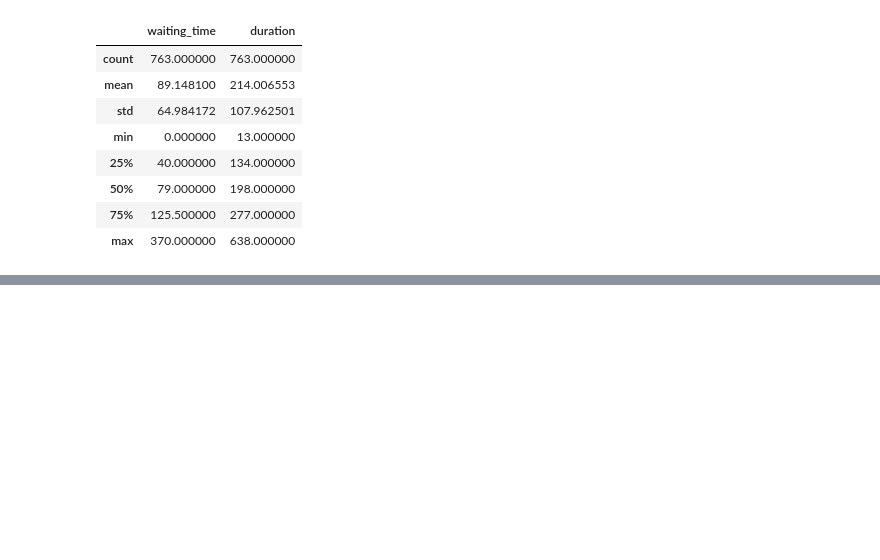
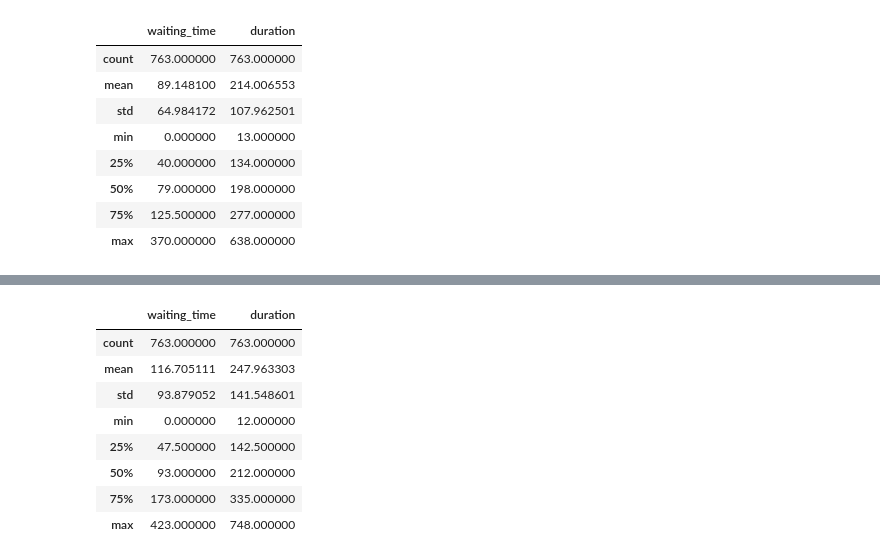
Before and after one commit to robertriosm/upmega, a Jupyter notebook: analisis.ipynb, the cells around one changed output, grey strips where cells are left out. Cells and saved outputs as stored; diff of their text form; code cells hidden in the pictures; blank space fills up the shorter version.

```diff
--- a/analisis.ipynb
+++ b/analisis.ipynb
@@ -121,0 +128,15 @@ df_f.describe()
+# %%
+df_v1 = get_df("history/outputsg80p10m2touruni/0.xml")
+df_v2 = get_df("history/outputsg80p10m2touruni/233.xml")
+
+df_v1.describe()
+# %% [output]
+|  | waiting_time | duration |
+| count | 763.000000 | 763.000000 |
+| mean | 116.705111 | 247.963303 |
+| std | 93.879052 | 141.548601 |
+| min | 0.000000 | 12.000000 |
+| 25% | 47.500000 | 142.500000 |
+| 50% | 93.000000 | 212.000000 |
+| 75% | 173.000000 | 335.000000 |
+| max | 423.000000 | 748.000000 |
```
Also changed, not shown: parts of 4 cells of this notebook, 3 other files.
